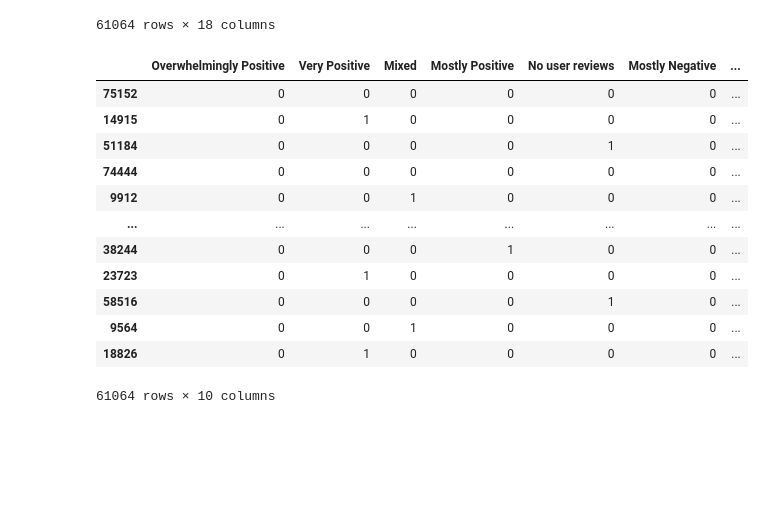
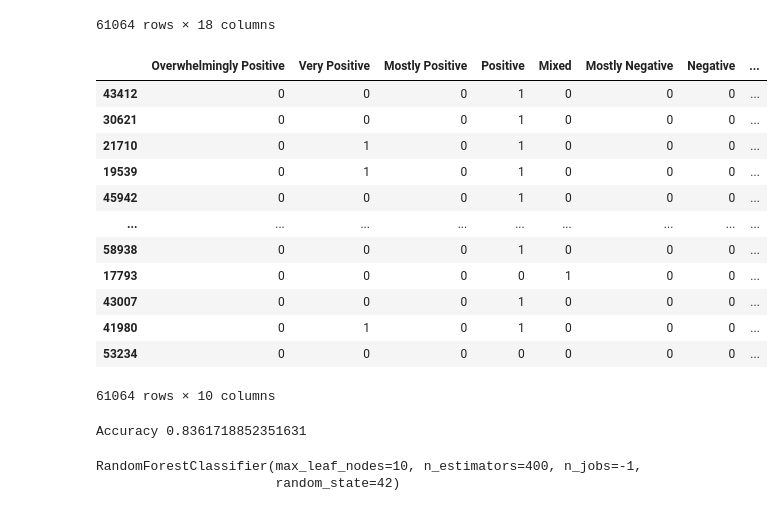
Before and after one commit to SALV19/MachineLearning, a Jupyter notebook: steam-project-fw.ipynb, the cells around one changed output. Saved outputs shown, nothing was run; the diff lists cells and outputs as text; code cells hidden in the pictures; blank space fills up the shorter version.

```diff
--- a/steam-project-fw.ipynb
+++ b/steam-project-fw.ipynb
@@ -138,8 +138,42 @@ games_one_hot = one_hot_encoding(games_one_hot, 'review_score_description')
 games_final = games_one_hot.drop(columns=['app_id', 'name', 'release_date'])
 games_final = games_final.sample(frac=1)
 # %%
-df_x = games_final.iloc[:, :18]
-df_y = games_final.iloc[:, 18:]
+cols_x_ordenadas = [
+    "price_eur",
+    "review_score",
+    "positive",
+    "negative",
+    "total",
+    "concurrent_users_yesterday",
+    "0 .. 20,000",
+    "20,000 .. 50,000",
+    "50,000 .. 100,000",
+    "100,000 .. 200,000",
+    "200,000 .. 500,000",
+    "500,000 .. 1,000,000",
+    "1,000,000 .. 2,000,000",
+    "2,000,000 .. 5,000,000",
+    "5,000,000 .. 10,000,000",
+    "10,000,000 .. 20,000,000",
+    "20,000,000 .. 50,000,000",
+    "50,000,000 .. 100,000,000",
+]
+
+cols_y_ordenadas = [
+    "Overwhelmingly Positive",
+    "Very Positive",
+    "Mostly Positive",
+    "Positive",
+    "Mixed",
+    "Mostly Negative",
+    "Negative",
+    "Very Negative",
+    "Overwhelmingly Negative",
+    "No user reviews",
+]
+
+df_x = games_final.reindex(columns=cols_x_ordenadas)
+df_y = games_final.reindex(columns=cols_y_ordenadas)
 
 train_length = round(len(df_x) * .8)
 df_x_train = df_x[:train_length]
@@ -173,16 +207,16 @@ display(df_y_train)
 61064 rows × 18 columns
-|  | Overwhelmingly Positive | Very Positive | Mixed | Mostly Positive | No user reviews | Mostly Negative | ... |
-| 75152 | 0 | 0 | 0 | 0 | 0 | 0 | ... |
-| 14915 | 0 | 1 | 0 | 0 | 0 | 0 | ... |
-| 51184 | 0 | 0 | 0 | 0 | 1 | 0 | ... |
-| 74444 | 0 | 0 | 0 | 0 | 0 | 0 | ... |
-| 9912 | 0 | 0 | 1 | 0 | 0 | 0 | ... |
-| ... | ... | ... | ... | ... | ... | ... | ... |
-| 38244 | 0 | 0 | 0 | 1 | 0 | 0 | ... |
-| 23723 | 0 | 1 | 0 | 0 | 0 | 0 | ... |
-| 58516 | 0 | 0 | 0 | 0 | 1 | 0 | ... |
-| 9564 | 0 | 0 | 1 | 0 | 0 | 0 | ... |
-| 18826 | 0 | 1 | 0 | 0 | 0 | 0 | ... |
+|  | Overwhelmingly Positive | Very Positive | Mostly Positive | Positive | Mixed | Mostly Negative | Negative | ... |
+| 43412 | 0 | 0 | 0 | 1 | 0 | 0 | 0 | ... |
+| 30621 | 0 | 0 | 0 | 1 | 0 | 0 | 0 | ... |
+| 21710 | 0 | 1 | 0 | 1 | 0 | 0 | 0 | ... |
+| 19539 | 0 | 1 | 0 | 1 | 0 | 0 | 0 | ... |
+| 45942 | 0 | 0 | 0 | 1 | 0 | 0 | 0 | ... |
+| ... | ... | ... | ... | ... | ... | ... | ... | ... |
+| 58938 | 0 | 0 | 0 | 1 | 0 | 0 | 0 | ... |
+| 17793 | 0 | 0 | 0 | 0 | 1 | 0 | 0 | ... |
+| 43007 | 0 | 0 | 0 | 1 | 0 | 0 | 0 | ... |
+| 41980 | 0 | 1 | 0 | 1 | 0 | 0 | 0 | ... |
+| 53234 | 0 | 0 | 0 | 0 | 0 | 0 | 0 | ... |
 61064 rows × 10 columns
 # %%
 from sklearn.metrics import accuracy_score
@@ -191,5 +225,9 @@ from sklearn.ensemble import RandomForestClassifier
 rnd_clf = RandomForestClassifier(n_estimators=400, max_leaf_nodes=10, n_jobs=-1, random_state=42)
 rnd_clf.fit(df_x_train, df_y_train)
 y_pred_rf= rnd_clf.predict(df_x_test)
-print("random forest", accuracy_score(df_y_test, y_pred_rf))
+print("Accuracy", accuracy_score(df_y_test, y_pred_rf))
 rnd_clf
+# %% [output]
+Accuracy 0.8361718852351631
+RandomForestClassifier(max_leaf_nodes=10, n_estimators=400, n_jobs=-1,
+                       random_state=42)
```
Also changed, not shown: parts of 4 cells of this notebook, 8 other files.
